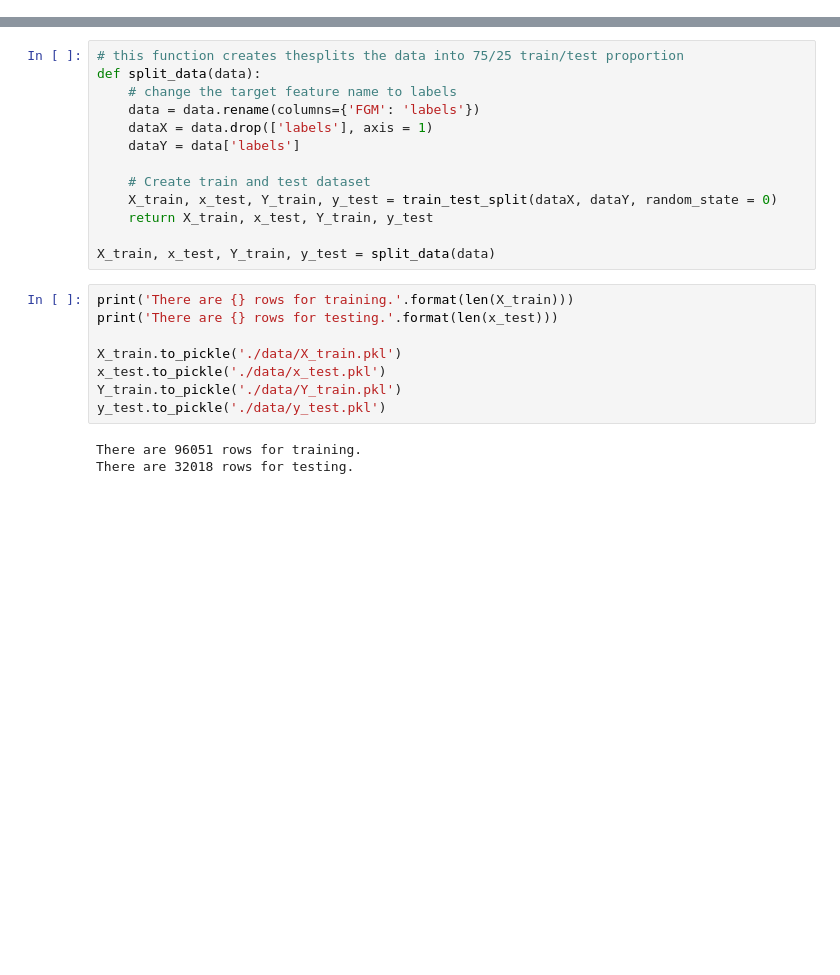
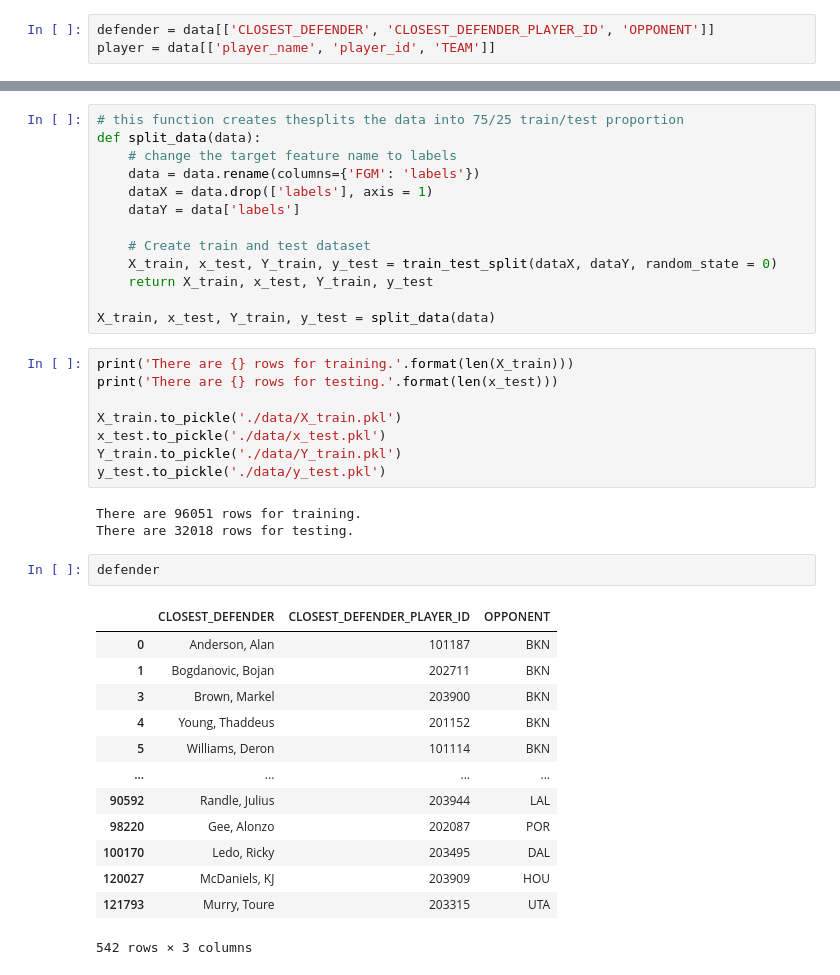
Before and after one commit to GrejSegura/nba-shot-prediction-app, a Jupyter notebook: notebooks/data_prep.ipynb, the cells around one changed output, grey strips where cells are left out. Saved outputs shown, nothing was run; the diff lists cells and outputs as text; blank space fills up the shorter version.

```diff
--- a/notebooks/data_prep.ipynb
+++ b/notebooks/data_prep.ipynb
@@ -217,6 +214,9 @@ data['OPPONENT'][1:5]
 3    BKN
 4    BKN
 Name: OPPONENT, dtype: object
+# %%
+defender = data[['CLOSEST_DEFENDER', 'CLOSEST_DEFENDER_PLAYER_ID', 'OPPONENT']]
+player = data[['player_name', 'player_id', 'TEAM']]
 # %%
 excluded_cols = ['GAME_ID',
     'W',
@@ -298,3 +304,19 @@ y_test.to_pickle('./data/y_test.pkl')
 # %% [output]
 There are 96051 rows for training.
 There are 32018 rows for testing.
+# %%
+defender
+# %% [output]
+|  | CLOSEST_DEFENDER | CLOSEST_DEFENDER_PLAYER_ID | OPPONENT |
+| 0 | Anderson, Alan | 101187 | BKN |
+| 1 | Bogdanovic, Bojan | 202711 | BKN |
+| 3 | Brown, Markel | 203900 | BKN |
+| 4 | Young, Thaddeus | 201152 | BKN |
+| 5 | Williams, Deron | 101114 | BKN |
+| ... | ... | ... | ... |
+| 90592 | Randle, Julius | 203944 | LAL |
+| 98220 | Gee, Alonzo | 202087 | POR |
+| 100170 | Ledo, Ricky | 203495 | DAL |
+| 120027 | McDaniels, KJ | 203909 | HOU |
+| 121793 | Murry, Toure | 203315 | UTA |
+542 rows × 3 columns
```
Also changed, not shown: parts of 7 cells of this notebook, 1 other file.
